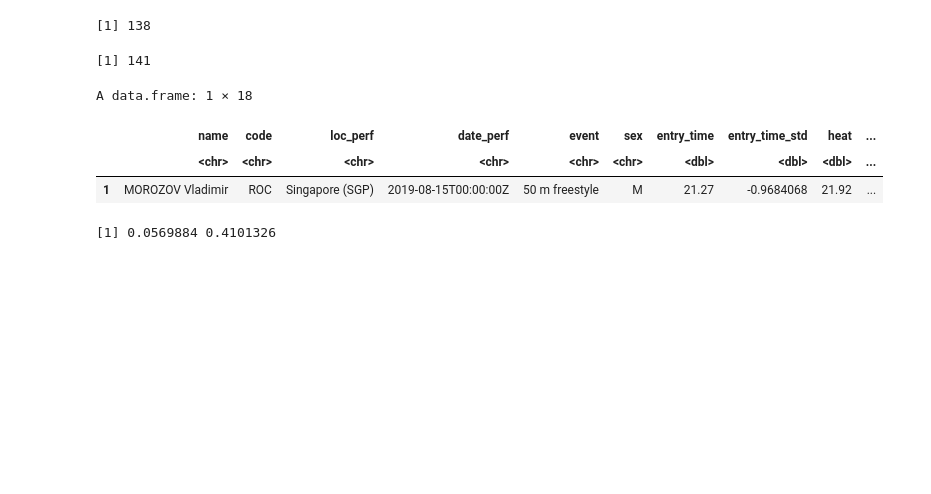
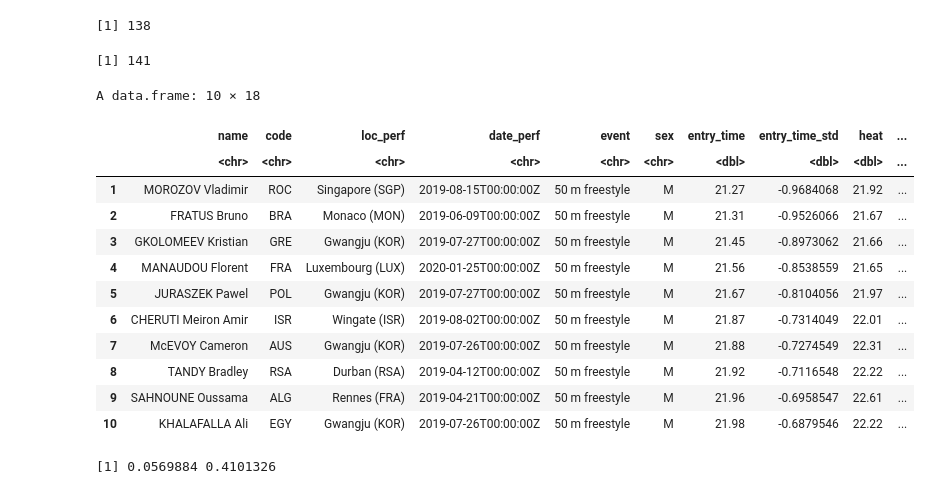
Before and after one commit to EnriqueZR/Fall_2021, a Jupyter notebook: Tarea_1_Microeconometria_aplicada.ipynb, the cells around one changed output. Saved outputs shown, nothing was run; the diff lists cells and outputs as text; code cells hidden in the pictures; blank space fills up the shorter version.

```diff
--- a/Tarea_1_Microeconometria_aplicada.ipynb
+++ b/Tarea_1_Microeconometria_aplicada.ipynb
@@ -502,13 +600,22 @@ length(freestyle_despues_covicho$name )
 [1] 138
 [1] 141
 # %%
-head(freestyle_antes_covicho,1)
+head(freestyle_antes_covicho,10)
 #Creo q los tiempos de clasificacion son entry_time_std
 # %% [output]
-A data.frame: 1 × 18
+A data.frame: 10 × 18
 |  | name | code | loc_perf | date_perf | event | sex | entry_time | entry_time_std | heat | ... |
 |  | <chr> | <chr> | <chr> | <chr> | <chr> | <chr> | <dbl> | <dbl> | <dbl> | ... |
 | 1 | MOROZOV Vladimir | ROC | Singapore (SGP) | 2019-08-15T00:00:00Z | 50 m freestyle | M | 21.27 | -0.9684068 | 21.92 | ... |
+| 2 | FRATUS Bruno | BRA | Monaco (MON) | 2019-06-09T00:00:00Z | 50 m freestyle | M | 21.31 | -0.9526066 | 21.67 | ... |
+| 3 | GKOLOMEEV Kristian | GRE | Gwangju (KOR) | 2019-07-27T00:00:00Z | 50 m freestyle | M | 21.45 | -0.8973062 | 21.66 | ... |
+| 4 | MANAUDOU Florent | FRA | Luxembourg (LUX) | 2020-01-25T00:00:00Z | 50 m freestyle | M | 21.56 | -0.8538559 | 21.65 | ... |
+| 5 | JURASZEK Pawel | POL | Gwangju (KOR) | 2019-07-27T00:00:00Z | 50 m freestyle | M | 21.67 | -0.8104056 | 21.97 | ... |
+| 6 | CHERUTI Meiron Amir | ISR | Wingate (ISR) | 2019-08-02T00:00:00Z | 50 m freestyle | M | 21.87 | -0.7314049 | 22.01 | ... |
+| 7 | McEVOY Cameron | AUS | Gwangju (KOR) | 2019-07-26T00:00:00Z | 50 m freestyle | M | 21.88 | -0.7274549 | 22.31 | ... |
+| 8 | TANDY Bradley | RSA | Durban (RSA) | 2019-04-12T00:00:00Z | 50 m freestyle | M | 21.92 | -0.7116548 | 22.22 | ... |
+| 9 | SAHNOUNE Oussama | ALG | Rennes (FRA) | 2019-04-21T00:00:00Z | 50 m freestyle | M | 21.96 | -0.6958547 | 22.61 | ... |
+| 10 | KHALAFALLA Ali | EGY | Gwangju (KOR) | 2019-07-26T00:00:00Z | 50 m freestyle | M | 21.98 | -0.6879546 | 22.22 | ... |
 # %%
 #Partes del estadistico para IC antes de la cuarentena
 media_5a_ac <- mean(freestyle_antes_covicho$entry_time_std)
```
Also changed, not shown: parts of 27 cells of this notebook.
